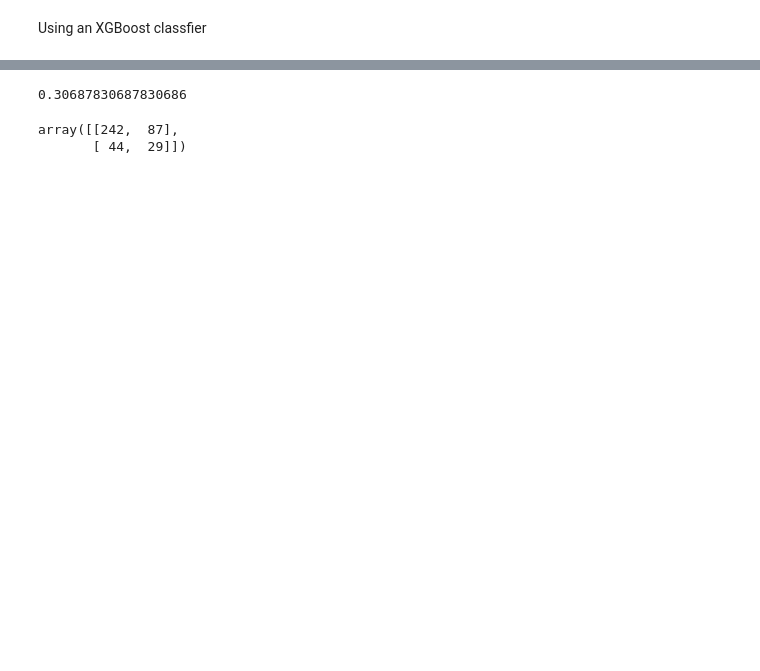
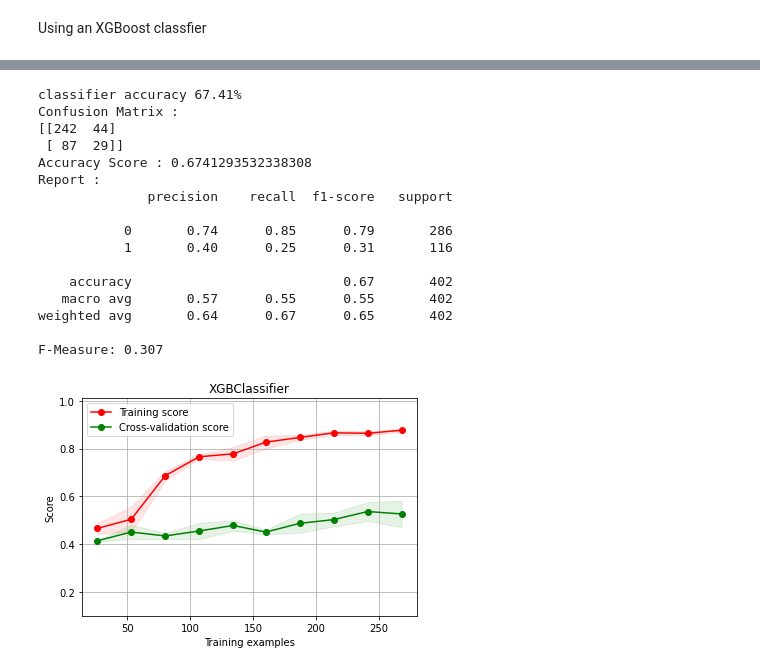
Before and after one commit to dimitrisl/assignment_of, a Jupyter notebook: src/excersize_2.ipynb, the cells around one changed output, grey strips where cells are left out. Drawn from its saved outputs; the diff is of its cells as text; code cells hidden in the pictures; blank space fills up the shorter version.

```diff
--- a/src/excersize_2.ipynb
+++ b/src/excersize_2.ipynb
@@ -129,11 +227,9 @@ print(confusion_matrix(y_pred, y_test))
 # %% [markdown]
 Using an XGBoost classfier
 # %%
-model = XGBClassifier()
+model = XGBClassifier(random_state=42)
 
-model.fit(X_train, y_train)
-
-y_pred = model.predict(X_test)
-
-print(f1_score(y_pred, y_test))
+model = get_results(X_train, X_test,y_train, y_test, model)
+plotter = plot_learning_curve(model, "%s"%type(model).__name__, X_test, y_test, (0.1, 1.01), cv=cv, n_jobs=-1)
+plotter.show()
 # %% [output]
@@ -141,6 +238,17 @@ print(f1_score(y_pred, y_test))
-0.30687830687830686
+classifier accuracy 67.41%
+Confusion Matrix :
+[[242  44]
+ [ 87  29]]
+Accuracy Score : 0.6741293532338308
+Report :
+              precision    recall  f1-score   support
+
+           0       0.74      0.85      0.79       286
+           1       0.40      0.25      0.31       116
+
+    accuracy                           0.67       402
+   macro avg       0.57      0.55      0.55       402
+weighted avg       0.64      0.67      0.65       402
+
+F-Measure: 0.307
+[figure, added]
-# %%
-confusion_matrix(y_pred, y_test)
-# %% [output]
-array([[242,  87],
-       [ 44,  29]])
```
Also changed, not shown: parts of 21 cells of this notebook.
